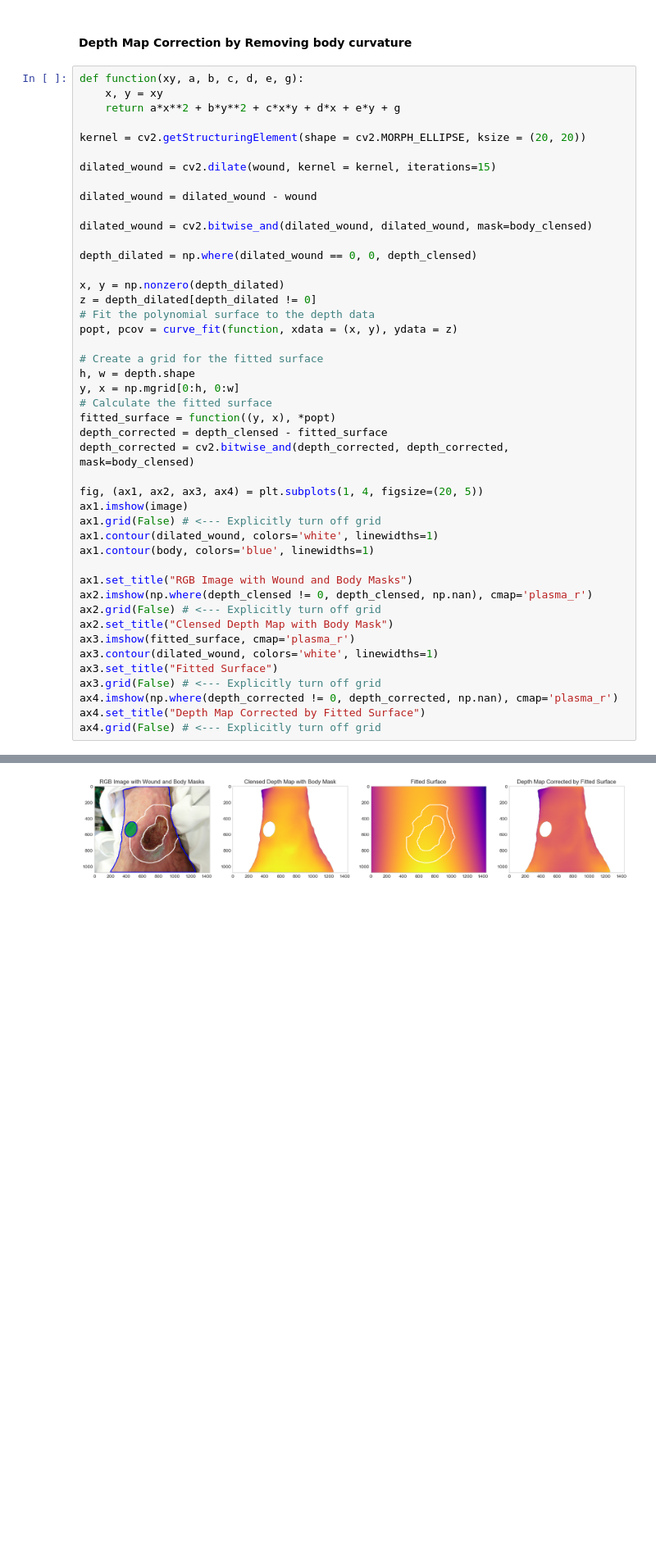
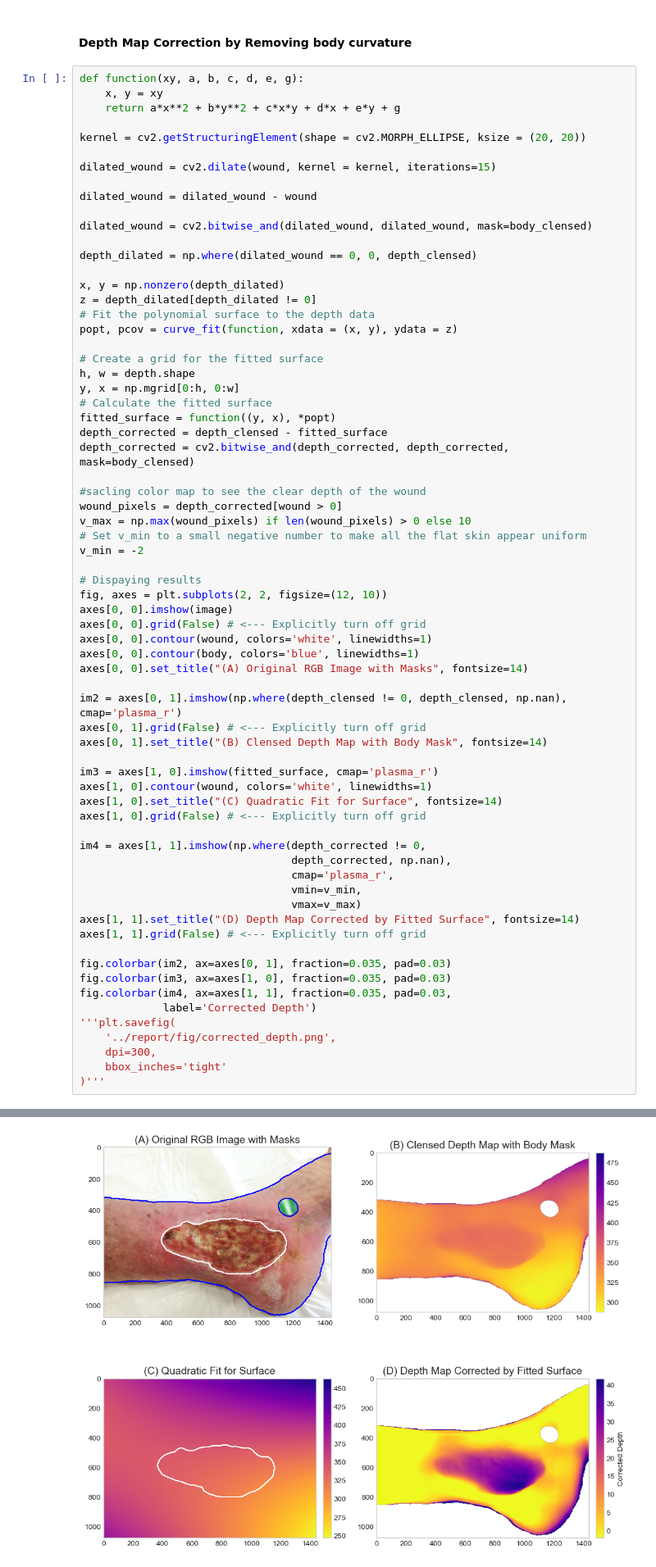
Before and after one commit to MPSVIRAJ/Wound-Border-Characterization, a Jupyter notebook: notebooks/01_pipeline_walkthrough.ipynb, the cells around one changed output, grey strips where cells are left out. Shown at 82% size. Drawn from its saved outputs; the diff is of its cells as text; blank space fills up the shorter version.

Commit message:
feat (pipeline_walkthrough): Add several testing figures and improve visualisation of results

```diff
--- a/notebooks/01_pipeline_walkthrough.ipynb
+++ b/notebooks/01_pipeline_walkthrough.ipynb
@@ -115,21 +118,44 @@ fitted_surface = function((y, x), *popt)
 depth_corrected = depth_clensed - fitted_surface
 depth_corrected = cv2.bitwise_and(depth_corrected, depth_corrected, mask=body_clensed)
 
-fig, (ax1, ax2, ax3, ax4) = plt.subplots(1, 4, figsize=(20, 5))
-ax1.imshow(image)
-ax1.grid(False) # <--- Explicitly turn off grid
-ax1.contour(dilated_wound, colors='white', linewidths=1)
-ax1.contour(body, colors='blue', linewidths=1)
+#sacling color map to see the clear depth of the wound
+wound_pixels = depth_corrected[wound > 0]
+v_max = np.max(wound_pixels) if len(wound_pixels) > 0 else 10
+# Set v_min to a small negative number to make all the flat skin appear uniform
+v_min = -2
 
-ax1.set_title("RGB Image with Wound and Body Masks")
-ax2.imshow(np.where(depth_clensed != 0, depth_clensed, np.nan), cmap='plasma_r')
-ax2.grid(False) # <--- Explicitly turn off grid
-ax2.set_title("Clensed Depth Map with Body Mask")
-ax3.imshow(fitted_surface, cmap='plasma_r')
-ax3.contour(dilated_wound, colors='white', linewidths=1)
-ax3.set_title("Fitted Surface")
-ax3.grid(False) # <--- Explicitly turn off grid
-ax4.imshow(np.where(depth_corrected != 0, depth_corrected, np.nan), cmap='plasma_r')
-ax4.set_title("Depth Map Corrected by Fitted Surface")
-ax4.grid(False) # <--- Explicitly turn off grid
+# Dispaying results
+fig, axes = plt.subplots(2, 2, figsize=(12, 10))
+axes[0, 0].imshow(image)
+axes[0, 0].grid(False) # <--- Explicitly turn off grid
+axes[0, 0].contour(wound, colors='white', linewidths=1)
+axes[0, 0].contour(body, colors='blue', linewidths=1)
+axes[0, 0].set_title("(A) Original RGB Image with Masks", fontsize=14)
+
+im2 = axes[0, 1].imshow(np.where(depth_clensed != 0, depth_clensed, np.nan), cmap='plasma_r')
+axes[0, 1].grid(False) # <--- Explicitly turn off grid
+axes[0, 1].set_title("(B) Clensed Depth Map with Body Mask", fontsize=14)
+
+im3 = axes[1, 0].imshow(fitted_surface, cmap='plasma_r')
+axes[1, 0].contour(wound, colors='white', linewidths=1)
+axes[1, 0].set_title("(C) Quadratic Fit for Surface", fontsize=14)
+axes[1, 0].grid(False) # <--- Explicitly turn off grid
+
+im4 = axes[1, 1].imshow(np.where(depth_corrected != 0,
+                                 depth_corrected, np.nan),
+                                 cmap='plasma_r',
+                                 vmin=v_min,
+                                 vmax=v_max)
+axes[1, 1].set_title("(D) Depth Map Corrected by Fitted Surface", fontsize=14)
+axes[1, 1].grid(False) # <--- Explicitly turn off grid
+
+fig.colorbar(im2, ax=axes[0, 1], fraction=0.035, pad=0.03)
+fig.colorbar(im3, ax=axes[1, 0], fraction=0.035, pad=0.03)
+fig.colorbar(im4, ax=axes[1, 1], fraction=0.035, pad=0.03,
+             label='Corrected Depth')
+'''plt.savefig(
+    '../report/fig/corrected_depth.png',
+    dpi=300,
+    bbox_inches='tight'
+)'''
 # %% [output]
@@ -136,4 +163,4 @@ ax4.grid(False) # <--- Explicitly turn off grid
-[figure, old version]
+[figure, new version]
 # %% [markdown]
 ### Declaration of Peri-Wound Area - Debugging
 # %%
```
Also changed, not shown: parts of 9 cells of this notebook.
